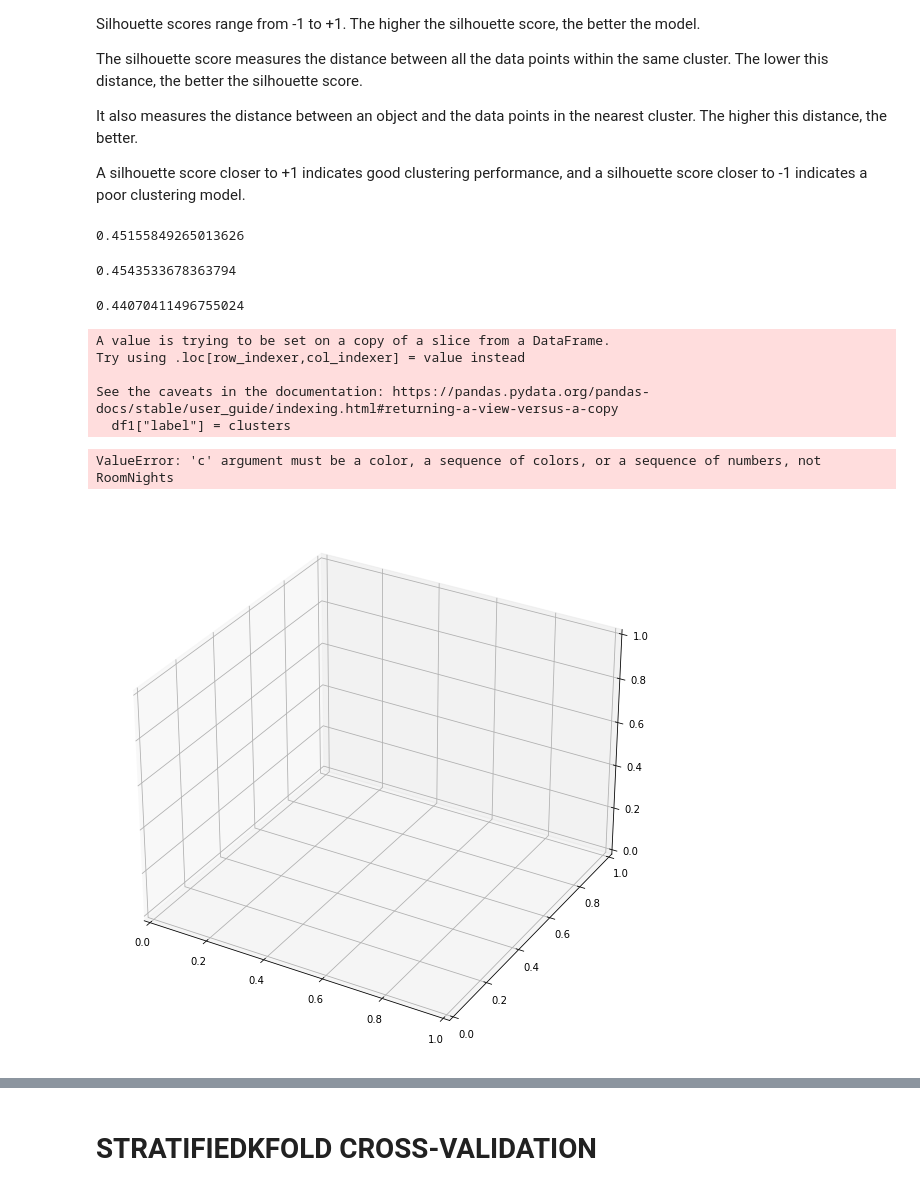
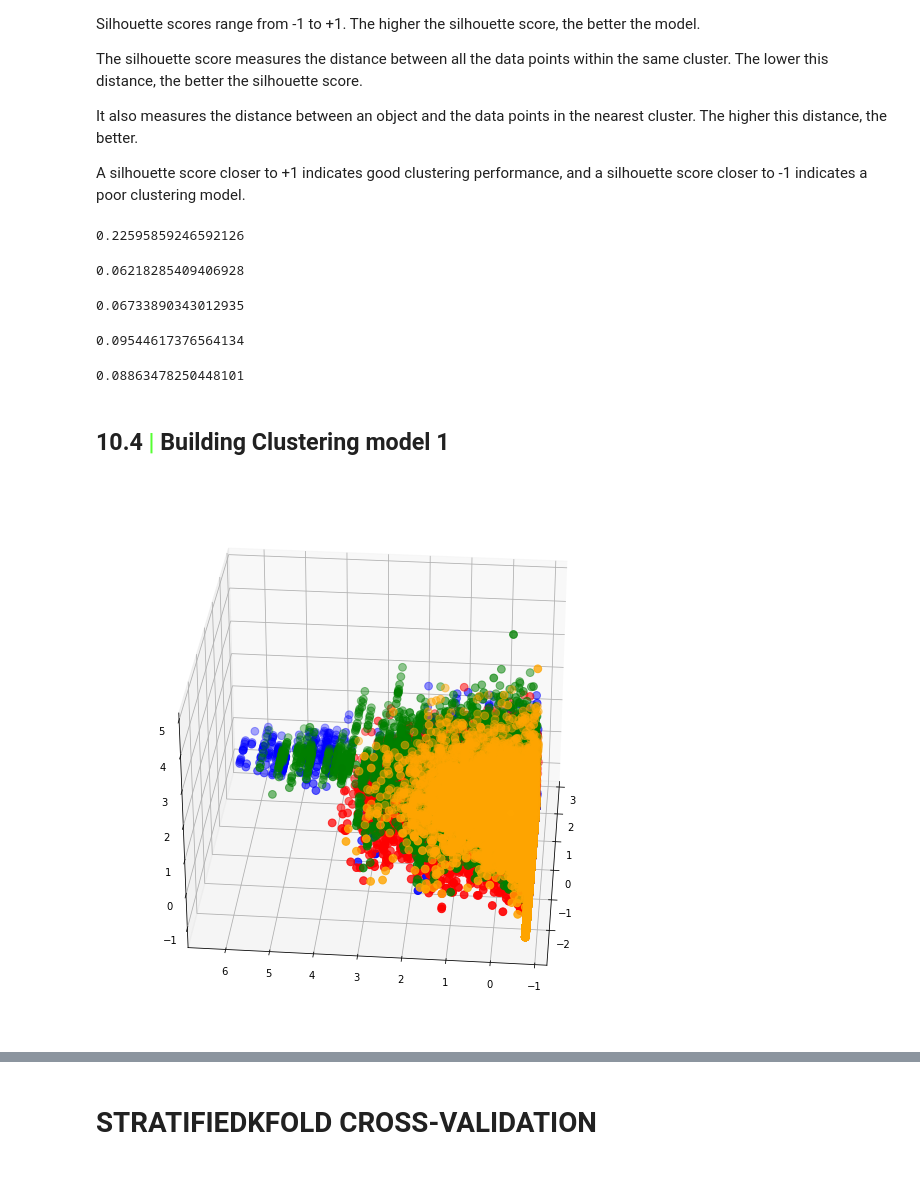
Before and after one commit to iremirezdeganuza72/Cohort_Analysis, a Jupyter notebook: Cohort analysis and segmentation.ipynb, the cells around one changed output, grey strips where cells are left out. Saved outputs shown, nothing was run; the diff lists cells and outputs as text; code cells hidden in the pictures.

Commit message:
Desarrollando el clustering

```diff
--- a/Cohort analysis and segmentation.ipynb
+++ b/Cohort analysis and segmentation.ipynb
@@ -1163,58 +1177,78 @@ The silhouette score measures the distance between all the data points within th
 It also measures the distance between an object and the data points in the nearest cluster. The higher this distance, the better.
 
 A silhouette score closer to +1 indicates good clustering performance, and a silhouette score closer to -1 indicates a poor clustering model.
+# %%
+# First, build a model with 2 clusters
+
+kmeans = KMeans(n_clusters = 2, init='k-means++')
+kmeans.fit(scaled_features)
+
+# Now, print the silhouette score of this model
+
+print(silhouette_score(df1, kmeans.labels_, metric='euclidean'))
+# %% [output]
+0.22595859246592126
+# %%
+# First, build a model with 3 clusters
+
+kmeans = KMeans(n_clusters = 3, init='k-means++')
+kmeans.fit(scaled_features)
+
+# Now, print the silhouette score of this model
+
+print(silhouette_score(df1, kmeans.labels_, metric='euclidean'))
+# %% [output]
+0.06218285409406928
 # %%
 # First, build a model with 4 clusters
 
 kmeans = KMeans(n_clusters = 4, init='k-means++')
-kmeans.fit(df1)
+kmeans.fit(scaled_features)
 
 # Now, print the silhouette score of this model
 
 print(silhouette_score(df1, kmeans.labels_, metric='euclidean'))
 # %% [output]
-0.45155849265013626
+0.06733890343012935
 # %%
 # First, build a model with 5 clusters
 
 kmeans = KMeans(n_clusters = 5, init='k-means++')
-kmeans.fit(df1)
+kmeans.fit(scaled_features)
 
 # Now, print the silhouette score of this model
 
 print(silhouette_score(df1, kmeans.labels_, metric='euclidean'))
 # %% [output]
-0.4543533678363794
+0.09544617376564134
 # %%
 # First, build a model with 6 clusters
 
 kmeans = KMeans(n_clusters = 6, init='k-means++')
-kmeans.fit(df1)
+kmeans.fit(scaled_features)
 
 # Now, print the silhouette score of this model
 
 print(silhouette_score(df1, kmeans.labels_, metric='euclidean'))
 # %% [output]
-0.44070411496755024
+0.08863478250448101
+# %% [markdown]
+## <b>10.4 <span style='color:#56ff33'>|</span> Building Clustering model 1</b>
 # %%
-clusters = kmeans.fit_predict(df1.iloc[:,1:])
-df1["label"] = clusters
+clusters = kmeans.fit_predict(scaled_features.iloc[:,1:])
+scaled_features.loc[:, "label"] = clusters
+
+#df1["label"] = clusters
 
 fig = plt.figure(figsize=(21,10))
 ax = fig.add_subplot(111, projection='3d')
-ax.scatter(df1.Age[df1.label == 0], df1["Age"][df1.label == 0], df1["AverageLeadTime"][df1.label == 0], c='RoomNights', s=60)
+ax.scatter(scaled_features.Age[scaled_features.label == 0], scaled_features["AverageLeadTime"][scaled_features.label == 0], scaled_features["RoomNights"][scaled_features.label == 0], c='blue', s=60)
 
-ax.scatter(df1.Age[df.label == 1], df1["Age"][df1.label == 1], df1["AverageLeadTime"][df1.label == 1], c='red', s=60)
-ax.scatter(df1.Age[df.label == 2], df1["Age"][df1.label == 2], df["AverageLeadTime"][df1.label == 2], c='green', s=60)
-ax.scatter(df1.Age[df1.label == 3], df1["Age"][df1.label == 3], df1["AverageLeadTime"][df1.label == 3], c='orange', s=60)
+ax.scatter(scaled_features.Age[scaled_features.label == 1], scaled_features["AverageLeadTime"][scaled_features.label == 1], scaled_features["RoomNights"][scaled_features.label == 1], c='red', s=60)
+ax.scatter(scaled_features.Age[scaled_features.label == 2], scaled_features["AverageLeadTime"][scaled_features.label == 2], scaled_features["RoomNights"][scaled_features.label == 2], c='green', s=60)
+ax.scatter(scaled_features.Age[scaled_features.label == 3], scaled_features["AverageLeadTime"][scaled_features.label == 3], scaled_features["RoomNights"][scaled_features.label == 3], c='orange', s=60)
 
 ax.view_init(30, 185)
 plt.show()
 # %% [output]
-A value is trying to be set on a copy of a slice from a DataFrame.
-Try using .loc[row_indexer,col_indexer] = value instead
-
-See the caveats in the documentation: https://pandas.pydata.org/pandas-docs/stable/user_guide/indexing.html#returning-a-view-versus-a-copy
-  df1["label"] = clusters
-ValueError: 'c' argument must be a color, a sequence of colors, or a sequence of numbers, not RoomNights
-[figure, old version]
+[figure, new version]
```
Also changed, not shown: parts of 55 cells of this notebook.
